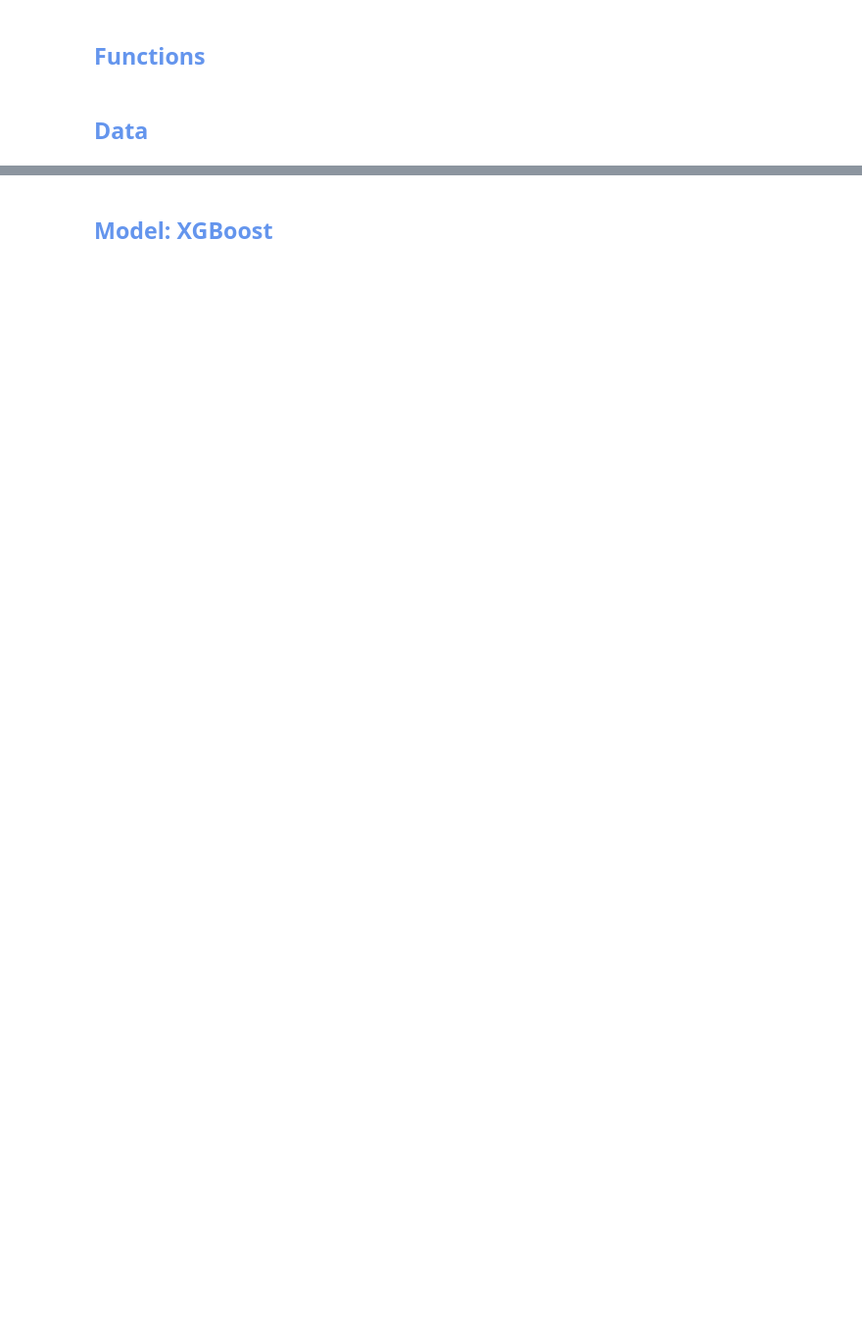
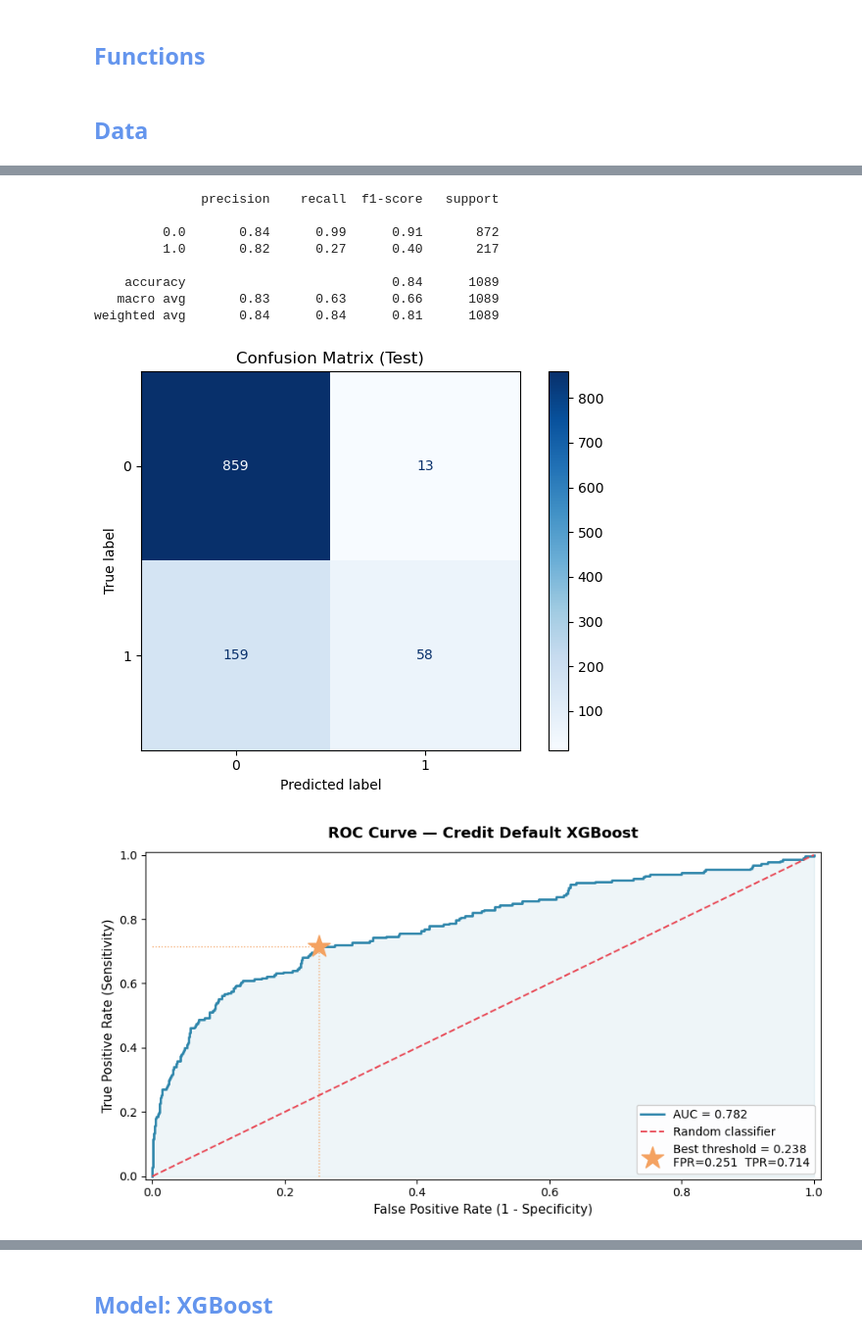
Before and after one commit to LuisMB09/modelos_de_credito, a Jupyter notebook: Proyecto2/Credit_Model.ipynb, the cells around one changed output, grey strips where cells are left out. Shown at 98% size. Drawn from its saved outputs; the diff is of its cells as text; code cells hidden in the pictures; blank space fills up the shorter version.

Commit message:
finished model tuning

```diff
--- a/Proyecto2/Credit_Model.ipynb
+++ b/Proyecto2/Credit_Model.ipynb
@@ -96,0 +133,12 @@ data_test = pd.read_csv('data2_test.csv')
+# %%
+# NOTE: LOAN represents the new credit requested by the applicant.
+# We assume the existing mortgage (MORTDUE) is already held by our bank.
+# Therefore:
+#   - EAD = MORTDUE (current outstanding exposure)
+#   - LOAN is retained only as a feature for PD estimation (LTV, CLTV)
+#   - LOAN does not enter the EL calculation
+# The model only works with people that already had or currently have a mortgage.
+
+# Load the HMEQ dataset from Kaggle
+data = pd.read_csv('hmeq_cleaned.csv')
+data
@@ -153,0 +161,45 @@ X_train
+# %%
+# Defining the target variable
+target = 'BAD'
+
+X = data.copy()
+# Drop target and features that may cause data leakage or are not relevant for PD estimation
+X = X.drop(columns=[target])
+y = data[target]
+
+# Split the dataset into training and testing sets with stratification to maintain class balance
+X_train, X_test, y_train, y_test = train_test_split(X, y, test_size=0.2, random_state=42, stratify=y)
+
+# Logistic Regression
+model_log = LogisticRegression()
+model_log.fit(X_train, y_train)
+
+# Predictions
+y_pred = model_log.predict(X_test)
+y_pred_proba = model_log.predict_proba(X_test)[:, 1]
+
+# Evaluation
+print(classification_report(y_test, y_pred))
+
+ConfusionMatrixDisplay.from_predictions(
+    y_test, y_pred,
+    display_labels=[0, 1],
+    cmap='Blues'
+)
+plt.title('Confusion Matrix (Test)')
+
+plt.tight_layout()
+plt.show()
+
+thr = curva_roc(y_pred_proba, y_test)
+# %% [output]
+              precision    recall  f1-score   support
+
+         0.0       0.84      0.99      0.91       872
+         1.0       0.82      0.27      0.40       217
+
+    accuracy                           0.84      1089
+   macro avg       0.83      0.63      0.66      1089
+weighted avg       0.84      0.84      0.81      1089
+[figure, added]
+[figure, added]
```
Also changed, not shown: parts of 23 cells of this notebook, 9 other files.
